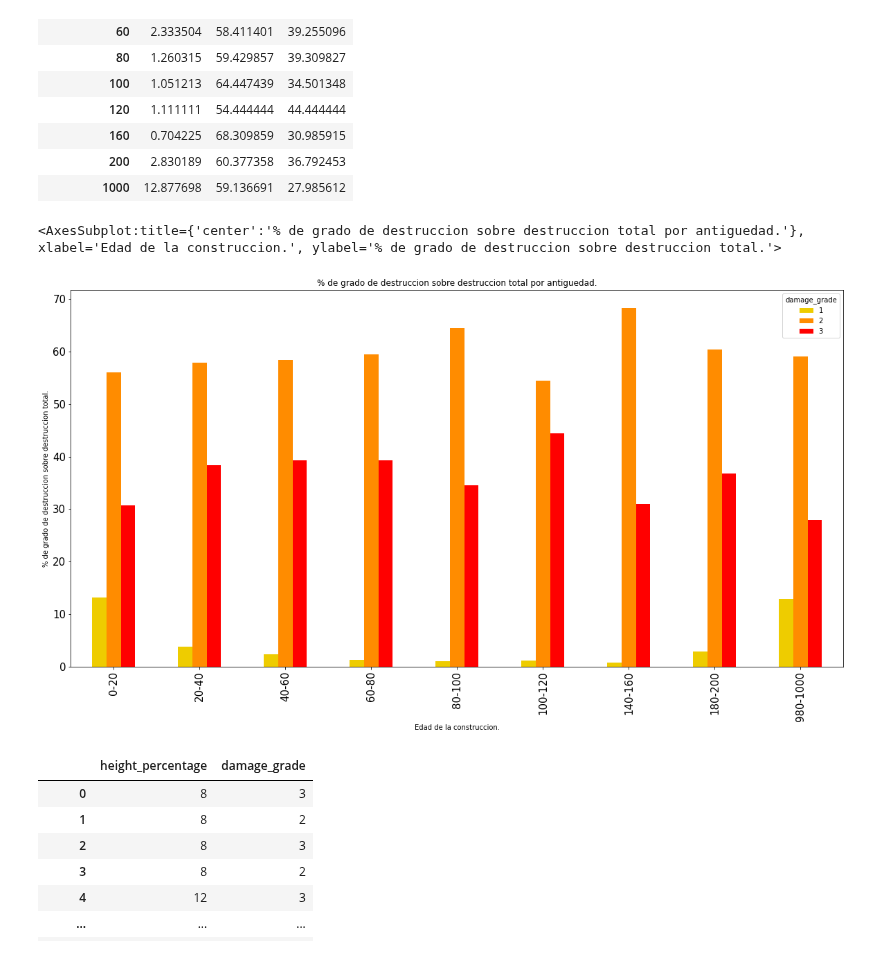
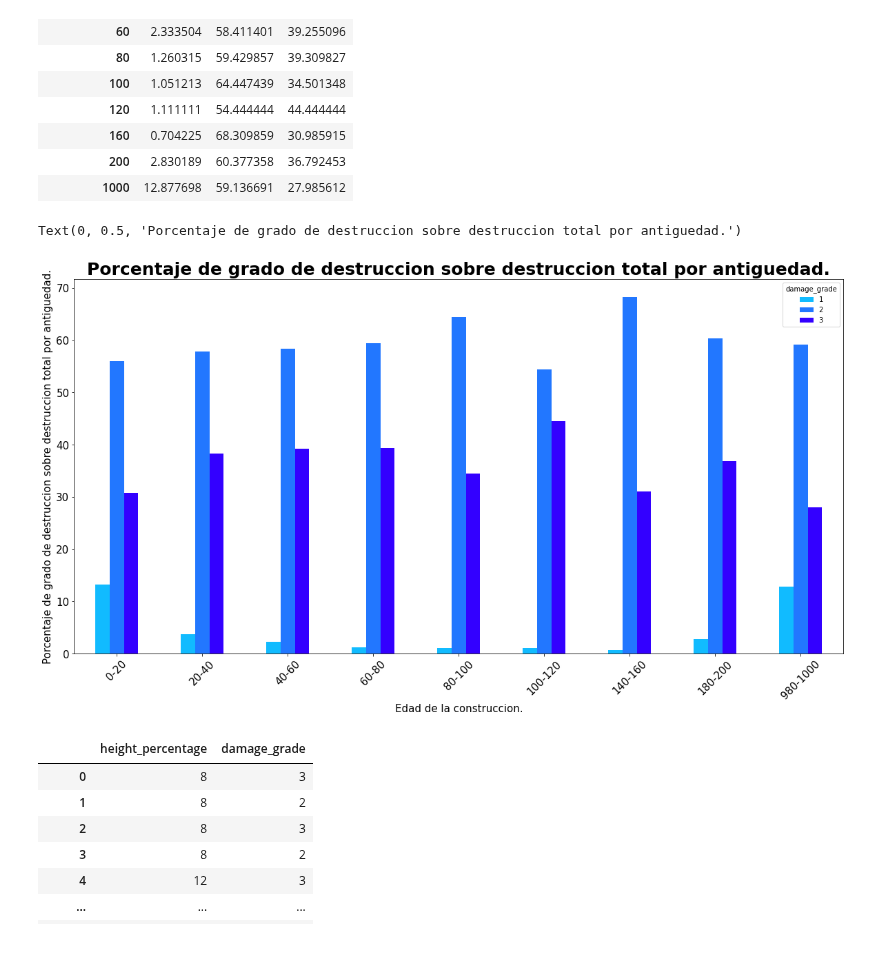
Before and after one commit to joaquinfontela/OrganizacionDeDatos-TP1, a Jupyter notebook: src/Continuous.ipynb, the cells around one changed output. Cells and saved outputs as stored; diff of their text form; code cells hidden in the pictures.

```diff
--- a/src/Continuous.ipynb
+++ b/src/Continuous.ipynb
@@ -57,13 +57,20 @@ ages_damage
 260601 rows × 2 columns
 # %%
 ages_damage['avg_damage_grade_for_age'] = ages_damage.groupby('age')['damage_grade'].transform('mean')
-ages_damage['more_than_100_buildings'] = ages_damage.groupby('age')['damage_grade'].transform('count') > 100
+ages_damage['more_than_100_buildings'] = ages_damage.groupby('age')['damage_grade']\
+                                                                    .transform('count') > 100
 ages_damage = ages_damage[ages_damage["more_than_100_buildings"]]
-avg_dmg_per_age = ages_damage.loc[:, ["age", "avg_damage_grade_for_age"]].groupby('age').agg({"avg_damage_grade_for_age": "max"})
+avg_dmg_per_age = ages_damage.loc[:, ["age", "avg_damage_grade_for_age"]]\
+                             .groupby('age')\
+                             .agg({"avg_damage_grade_for_age": "max"})
 avg_dmg_per_age["avg_damage_grade_for_age"].plot(figsize = (10,10),\
-                                                title = "Relacion entre la longevidad de la estructura y el nivel de destruccion.",\
-                                                xlim = (0, 200),\
-                                                color = "darkblue",\
-                                                xlabel = "Edad de la construccion",\
-                                                ylabel = "Promedio de nivel de destruccion")
+                    title = "Relacion entre la longevidad de la estructura y el nivel de destruccion.",\
+                    xlim = (0, 200),\
+                    color = "blue",\
+                    xlabel = "Edad de la construccion",\
+                    ylabel = "Promedio de nivel de destruccion")
+plt.xlabel("Edad de la construccion", fontsize=15)
+plt.ylabel("Promedio de nivel de destruccion", fontsize=15)
+plt.title('Relación entre la longevidaad de la estructura y nivel de destrucción.',\
+          fontsize =14, fontweight = 'bold')
 # %% [output]
@@ -190,13 +227,18 @@ ages_damage
 | 260600 | 20 | 3 |
 260295 rows × 2 columns
 # %%
-ages_damage["amount_for_damage_and_age"] = ages_damage.groupby(["age", "damage_grade"])["age"].transform("count")
-ages_damage_pivot = ages_damage.pivot_table(index="age", columns="damage_grade", values="amount_for_damage_and_age")
+ages_damage["amount_for_damage_and_age"] = ages_damage.groupby(["age", "damage_grade"])["age"]\
+                                                      .transform("count")
+ages_damage_pivot = ages_damage.pivot_table(index="age",\
+                                            columns="damage_grade",\
+                                            values="amount_for_damage_and_age")
 ages_list = ages_damage_pivot.index.to_list()
 for age in ages_list:
     values = []
     for i in [1, 2, 3]:
-        values.append(ages_damage_pivot.loc[age, i] / (ages_damage_pivot.loc[age, 1] + ages_damage_pivot.loc[age, 2] + ages_damage_pivot.loc[age, 3]) * 100)
+        values.append(ages_damage_pivot.loc[age, i] /  ( ages_damage_pivot.loc[age, 1]
+                                                       + ages_damage_pivot.loc[age, 2]
+                                                       + ages_damage_pivot.loc[age, 3]) * 100)
     ages_damage_pivot.loc[age] = values
 ages_damage_pivot
 # %% [output]
@@ -212,18 +254,23 @@ ages_damage_pivot
 | 200 | 2.830189 | 60.377358 | 36.792453 |
 | 1000 | 12.877698 | 59.136691 | 27.985612 |
 # %%
-ages_damage_pivot.index = ["0-20", "20-40", "40-60", "60-80", "80-100", "100-120", "140-160", "180-200", "980-1000"]
+ages_damage_pivot.index = ["0-20", "20-40", "40-60", "60-80", "80-100",\
+                           "100-120", "140-160", "180-200", "980-1000"]
 # %%
 ages_damage_pivot.plot(kind = "bar",\
      figsize = (20,10),\
-     title = "% de grado de destruccion sobre destruccion total por antiguedad.",\
      xlabel = "Edad de la construccion.",\
      ylabel = "% de grado de destruccion sobre destruccion total.",\
-     color = ["#eecc00", "darkorange", "red"],\
+     color = ["#11bbff", "#2277ff", "#3300ff"],\
+     rot = 45,\
      fontsize=15)
+plt.title('Porcentaje de grado de destruccion sobre destruccion total por antiguedad.',\
+          fontsize =25, fontweight = 'bold')
+plt.xlabel("Edad de la construccion.", fontsize=15)
+plt.ylabel("Porcentaje de grado de destruccion sobre destruccion total por antiguedad.", fontsize=15)
 # %% [output]
-<AxesSubplot:title={'center':'% de grado de destruccion sobre destruccion total por antiguedad.'}, xlabel='Edad de la construccion.', ylabel='% de grado de destruccion sobre destruccion total.'>
+Text(0, 0.5, 'Porcentaje de grado de destruccion sobre destruccion total por antiguedad.')
-[figure, old version]
+[figure, new version]
 # %%
 # ages_damage_pivot
 # ages_damage_pivot.loc[:, [20, 40, 60, 80, 100]].plot(kind = "pie", figsize = (20,4), title = "% de grado de destruccion", subplots="True", sharey=False)
```
Also changed, not shown: parts of 11 cells of this notebook, 8 other files.
